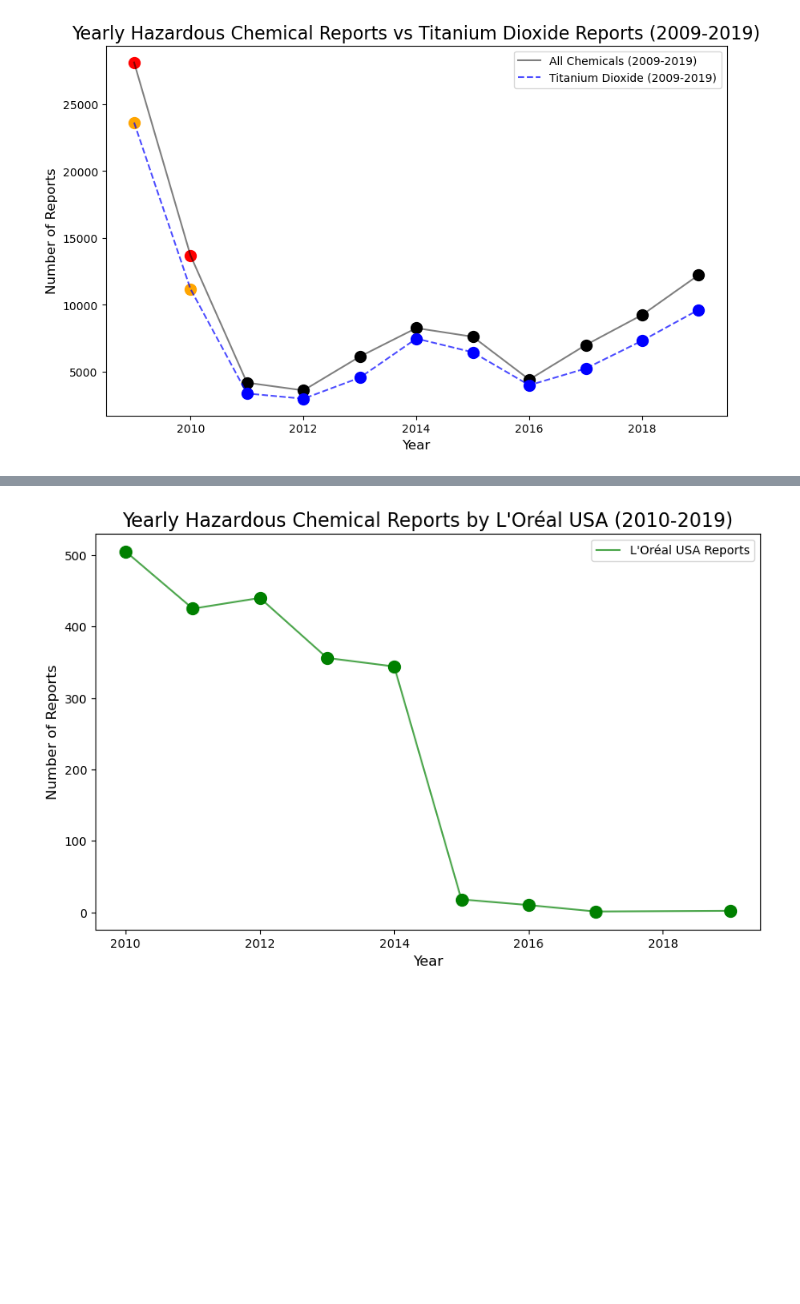
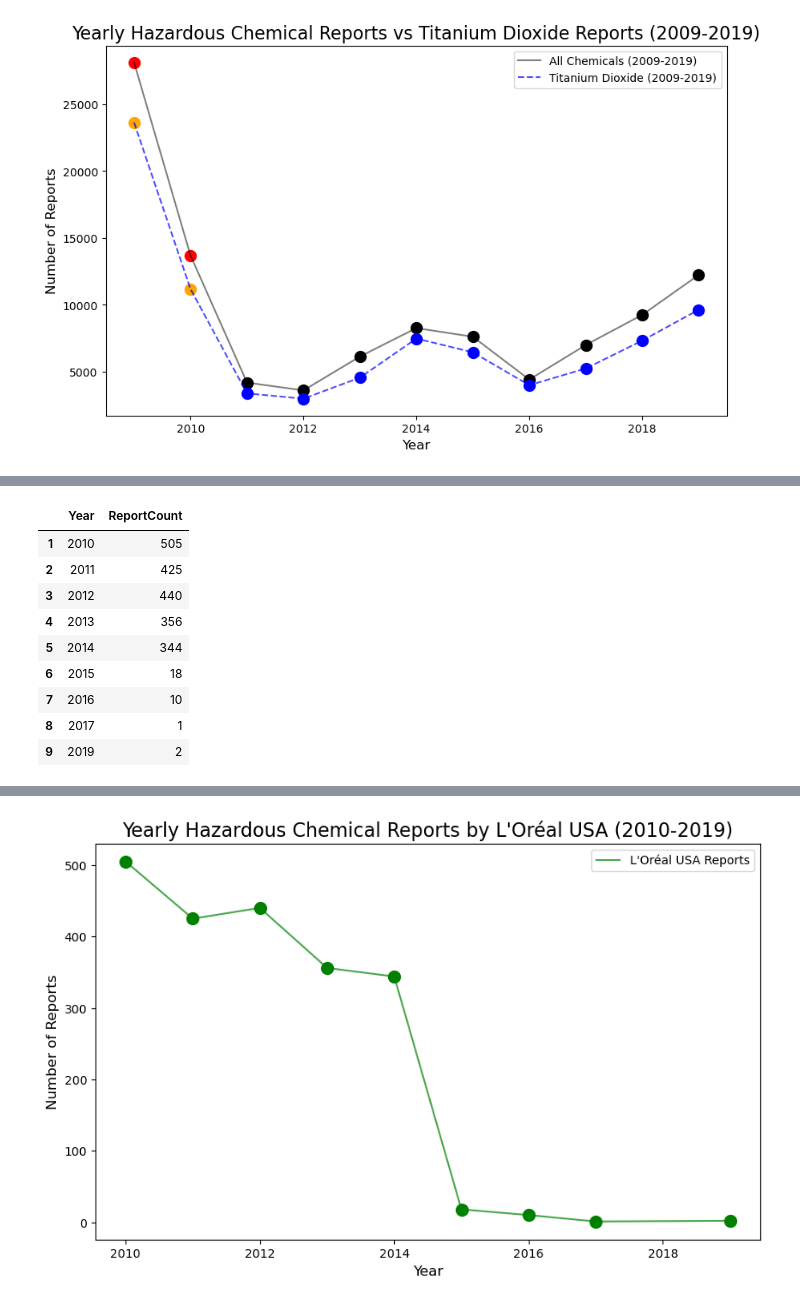
Before and after one commit to Nova8F/Project_1.0, a Jupyter notebook: DM_Project1_Group1_EDA.ipynb, the cells around one changed output, grey strips where cells are left out. Drawn from its saved outputs; the diff is of its cells as text; code cells hidden in the pictures; blank space fills up the shorter version.

```diff
--- a/DM_Project1_Group1_EDA.ipynb
+++ b/DM_Project1_Group1_EDA.ipynb
@@ -199,9 +219,21 @@ L'Oréal USA has not reported Titanium Dioxide.
 # %%
 # Filter data for L'Oreal USA reports
 loreal_df = cosmetics_cleaned_df[cosmetics_cleaned_df['CompanyName'] == "L'Oreal USA"]
 
 # Count L'Oréal USA reports by year, excluding 2009 and 2020
 loreal_yearly_report_count = loreal_df['YearReported'].value_counts().sort_index()
 loreal_yearly_report_df = loreal_yearly_report_count.reset_index()
 loreal_yearly_report_df.columns = ['Year', 'ReportCount']
 loreal_yearly_report_df = loreal_yearly_report_df[(loreal_yearly_report_df['Year'] > 2009) & (loreal_yearly_report_df['Year'] < 2020)]
+loreal_yearly_report_df
+# %% [output]
+|  | Year | ReportCount |
+| 1 | 2010 | 505 |
+| 2 | 2011 | 425 |
+| 3 | 2012 | 440 |
+| 4 | 2013 | 356 |
+| 5 | 2014 | 344 |
+| 6 | 2015 | 18 |
+| 7 | 2016 | 10 |
+| 8 | 2017 | 1 |
+| 9 | 2019 | 2 |
```
Also changed, not shown: parts of 10 cells of this notebook, 2 other files.
